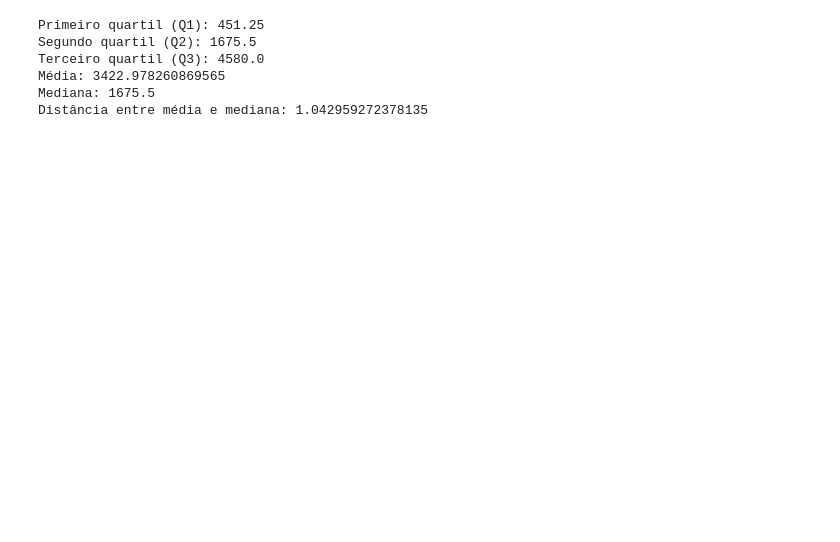
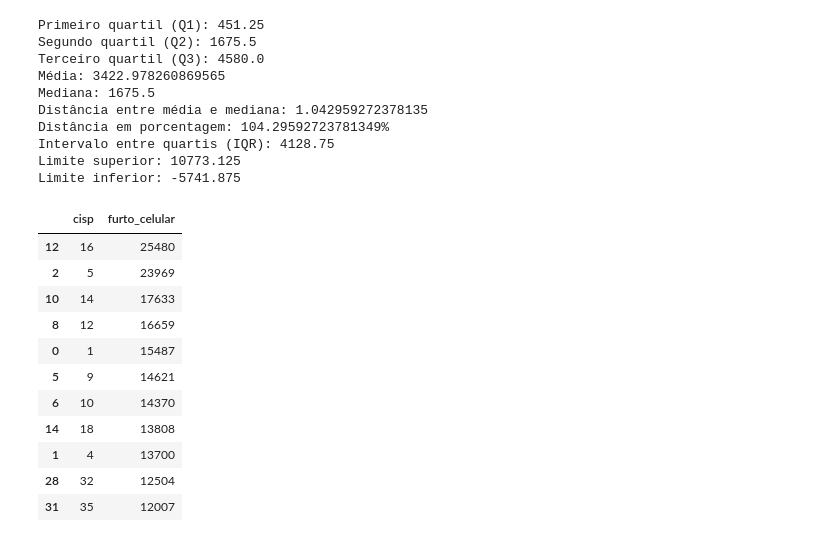
Before and after one commit to isampaio92/senac-dados, a Jupyter notebook: isp_senac.ipynb, the cells around one changed output. Saved outputs shown, nothing was run; the diff lists cells and outputs as text; code cells hidden in the pictures; blank space fills up the shorter version.

Commit message:
adicionado dados para detecção de outliers

```diff
--- a/isp_senac.ipynb
+++ b/isp_senac.ipynb
@@ -61,6 +69,9 @@ q3_furto_celular = np.percentile(array_furto_celular, 75)
 media_furto_celular = np.mean(array_furto_celular)
 mediana_furto_celular = np.median(array_furto_celular)
 distancia_furto_celular = (media_furto_celular - mediana_furto_celular) / mediana_furto_celular
+iqr_furto_celular = q3_furto_celular - q1_furto_celular
+lim_sup_furto_celular = q3_furto_celular + (1.5 * iqr_furto_celular)
+lim_inf_furto_celular = q1_furto_celular - (1.5 * iqr_furto_celular)
 
 print(f'Primeiro quartil (Q1): {q1_furto_celular}')
 print(f'Segundo quartil (Q2): {q2_furto_celular}') # Mediana
@@ -68,6 +79,10 @@ print(f'Terceiro quartil (Q3): {q3_furto_celular}')
 print(f'Média: {media_furto_celular}')
 print(f'Mediana: {mediana_furto_celular}')
 print(f'Distância entre média e mediana: {distancia_furto_celular}')
+print(f'Distância em porcentagem: {distancia_furto_celular * 100}%')
+print(f'Intervalo entre quartis (IQR): {iqr_furto_celular}')
+print(f'Limite superior: {lim_sup_furto_celular}')
+print(f'Limite inferior: {lim_inf_furto_celular}')
 # %% [output]
 Primeiro quartil (Q1): 451.25
 Segundo quartil (Q2): 1675.5
@@ -75,6 +90,27 @@ Terceiro quartil (Q3): 4580.0
 Média: 3422.978260869565
 Mediana: 1675.5
 Distância entre média e mediana: 1.042959272378135
+Distância em porcentagem: 104.29592723781349%
+Intervalo entre quartis (IQR): 4128.75
+Limite superior: 10773.125
+Limite inferior: -5741.875
+# %%
+df_furto_celular_cisp_outliers = df_furto_celular_cisp.loc[df_furto_celular_cisp['furto_celular'] >= lim_sup_furto_celular]
+df_furto_celular_cisp_outliers = df_furto_celular_cisp_outliers.sort_values(by='furto_celular', ascending=False)
+df_furto_celular_cisp_outliers
+# %% [output]
+|  | cisp | furto_celular |
+| 12 | 16 | 25480 |
+| 2 | 5 | 23969 |
+| 10 | 14 | 17633 |
+| 8 | 12 | 16659 |
+| 0 | 1 | 15487 |
+| 5 | 9 | 14621 |
+| 6 | 10 | 14370 |
+| 14 | 18 | 13808 |
+| 1 | 4 | 13700 |
+| 28 | 32 | 12504 |
+| 31 | 35 | 12007 |
 # %%
 df_menor_q1_furto_celulares = df_furto_celular_cisp.loc[df_furto_celular_cisp['furto_celular'] < q1_furto_celular]
 
```
Also changed, not shown: parts of 11 cells of this notebook.
